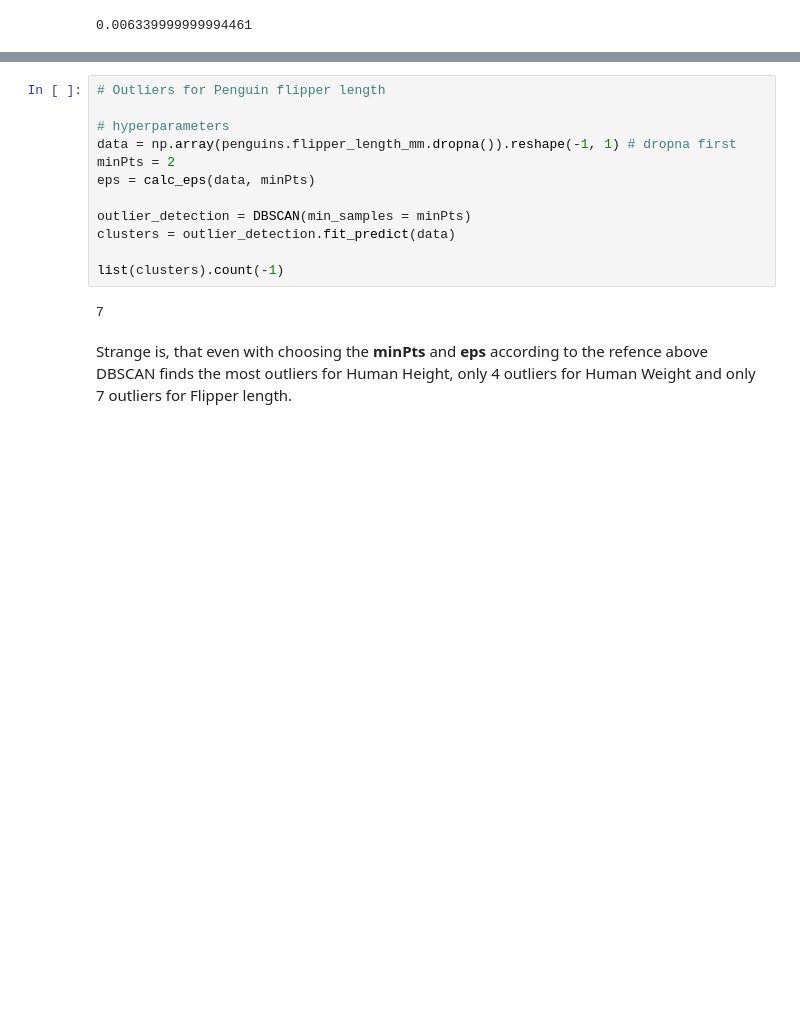
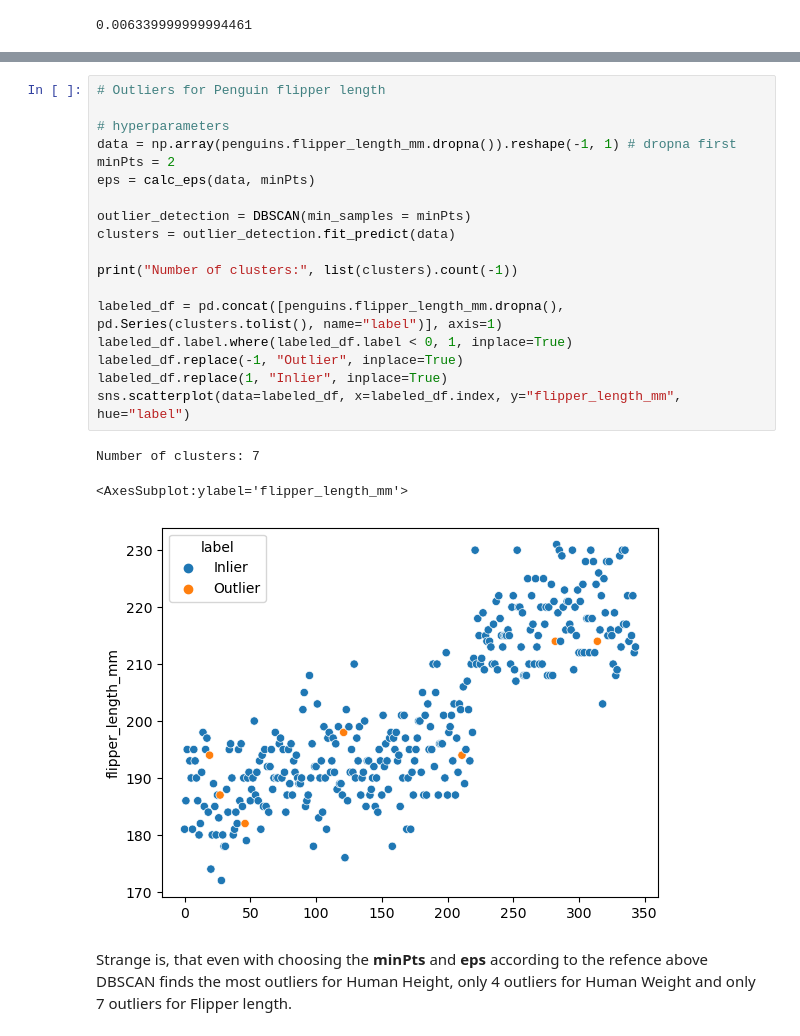
Before and after one commit to mathisloevenich/AML, a Jupyter notebook: Ex3.DBScanClustering.ipynb, the cells around one changed output, grey strips where cells are left out. Saved outputs shown, nothing was run; the diff lists cells and outputs as text; blank space fills up the shorter version.

```diff
--- a/Ex3.DBScanClustering.ipynb
+++ b/Ex3.DBScanClustering.ipynb
@@ -131,17 +147,25 @@ list(clusters).count(-1)
 # %%
 # Outliers for Penguin flipper length
 
 # hyperparameters
 data = np.array(penguins.flipper_length_mm.dropna()).reshape(-1, 1) # dropna first
 minPts = 2
 eps = calc_eps(data, minPts)
 
 outlier_detection = DBSCAN(min_samples = minPts)
 clusters = outlier_detection.fit_predict(data)
 
-list(clusters).count(-1)
+print("Number of clusters:", list(clusters).count(-1))
+
+labeled_df = pd.concat([penguins.flipper_length_mm.dropna(), pd.Series(clusters.tolist(), name="label")], axis=1)
+labeled_df.label.where(labeled_df.label < 0, 1, inplace=True)
+labeled_df.replace(-1, "Outlier", inplace=True)
+labeled_df.replace(1, "Inlier", inplace=True)
+sns.scatterplot(data=labeled_df, x=labeled_df.index, y="flipper_length_mm", hue="label")
 # %% [output]
-7
+Number of clusters: 7
+<AxesSubplot:ylabel='flipper_length_mm'>
+[figure, added]
 # %% [markdown]
 Strange is, that even with choosing the **minPts** and **eps** according to the refence above DBSCAN finds the most outliers for Human Height, only 4 outliers for Human Weight and only 7 outliers for Flipper length.
 # %% [markdown]
```
Also changed, not shown: parts of 2 cells of this notebook, 4 other files.
